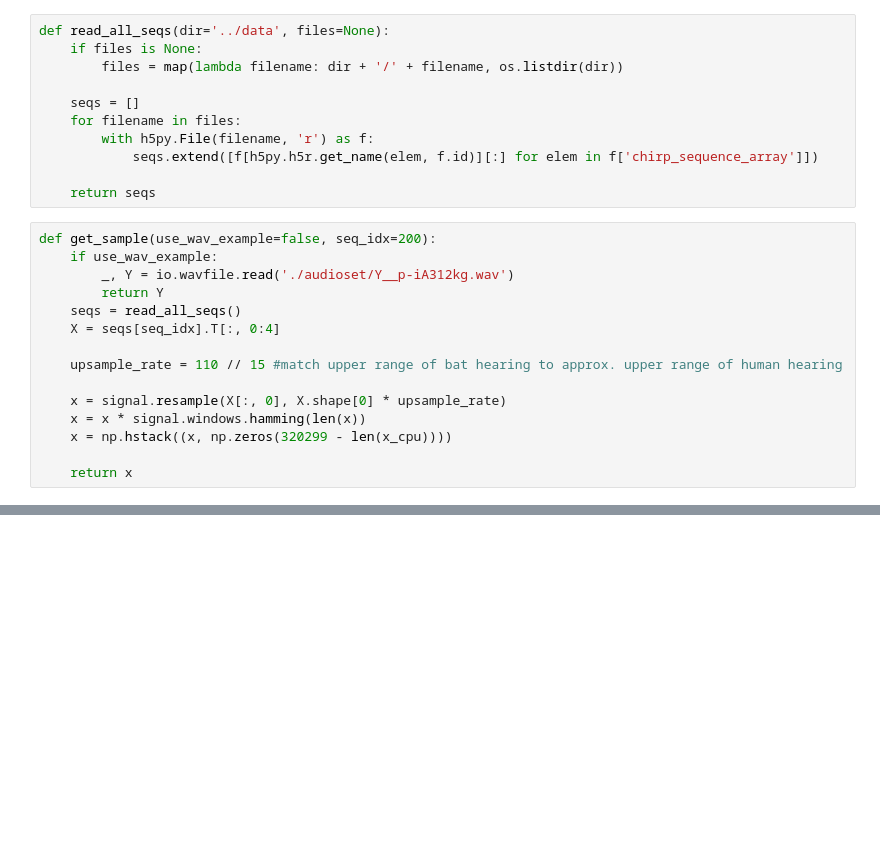
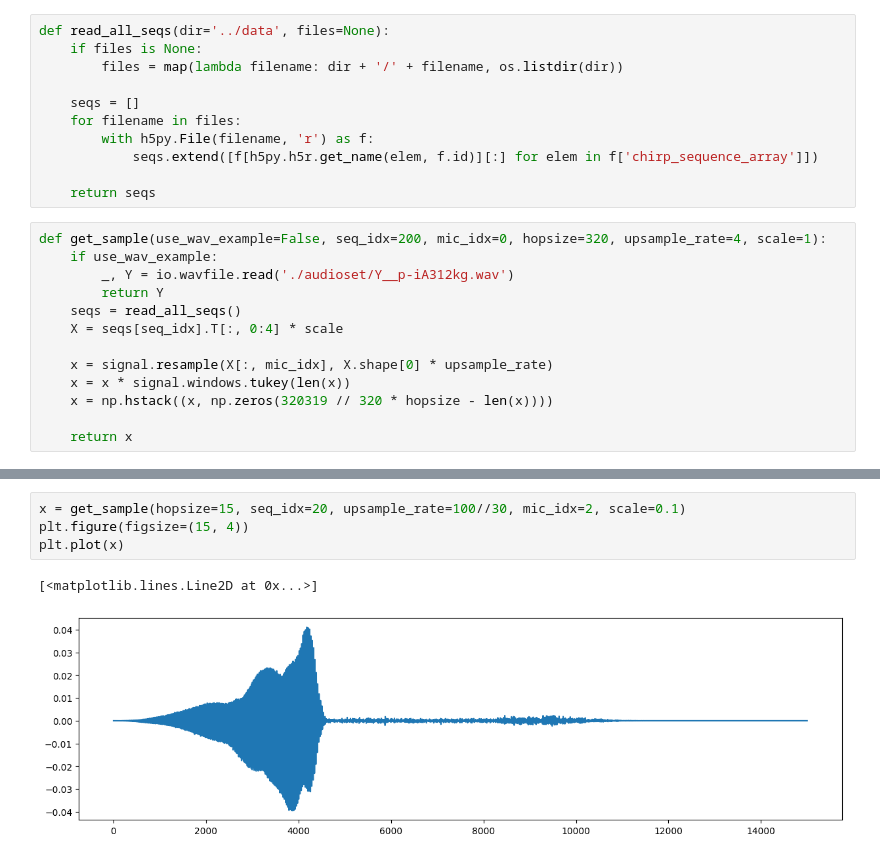
Before and after one commit to NSagan271/MaskSpec_forked, a Jupyter notebook: TestImputation.ipynb, the cells around one changed output, grey strips where cells are left out. Cells and saved outputs as stored; diff of their text form; blank space fills up the shorter version.

```diff
--- a/TestImputation.ipynb
+++ b/TestImputation.ipynb
@@ -26,18 +31,16 @@ def read_all_seqs(dir='../data', files=None):
 
     return seqs
 # %%
-def get_sample(use_wav_example=false, seq_idx=200):
+def get_sample(use_wav_example=False, seq_idx=200, mic_idx=0, hopsize=320, upsample_rate=4, scale=1):
     if use_wav_example:
         _, Y = io.wavfile.read('./audioset/Y__p-iA312kg.wav')
         return Y
     seqs = read_all_seqs()
-    X = seqs[seq_idx].T[:, 0:4]
+    X = seqs[seq_idx].T[:, 0:4] * scale
 
-    upsample_rate = 110 // 15 #match upper range of bat hearing to approx. upper range of human hearing
-
-    x = signal.resample(X[:, 0], X.shape[0] * upsample_rate)
-    x = x * signal.windows.hamming(len(x))
-    x = np.hstack((x, np.zeros(320299 - len(x_cpu))))
+    x = signal.resample(X[:, mic_idx], X.shape[0] * upsample_rate)
+    x = x * signal.windows.tukey(len(x))
+    x = np.hstack((x, np.zeros(320319 // 320 * hopsize - len(x))))
 
     return x
 # %%
@@ -112,0 +146,7 @@ x_prime = model.unpatchify(pred[:, :, :, np.newaxis])
+# %%
+x = get_sample(hopsize=15, seq_idx=20, upsample_rate=100//30, mic_idx=2, scale=0.1)
+plt.figure(figsize=(15, 4))
+plt.plot(x)
+# %% [output]
+[<matplotlib.lines.Line2D at 0x...>]
+[figure, added]
```
Also changed, not shown: parts of 21 cells of this notebook, 6 other files.
